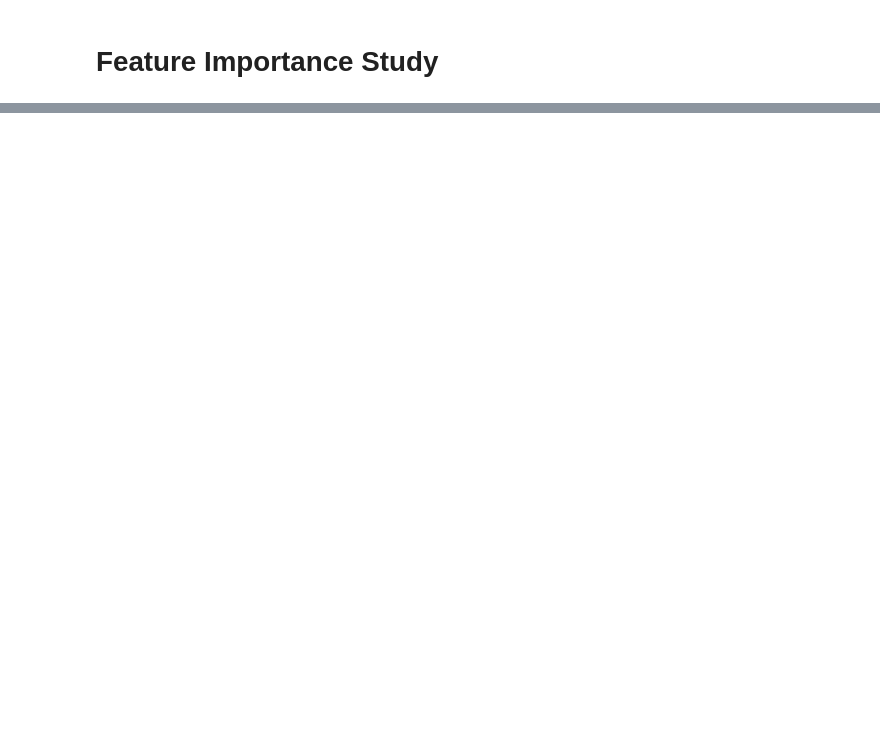
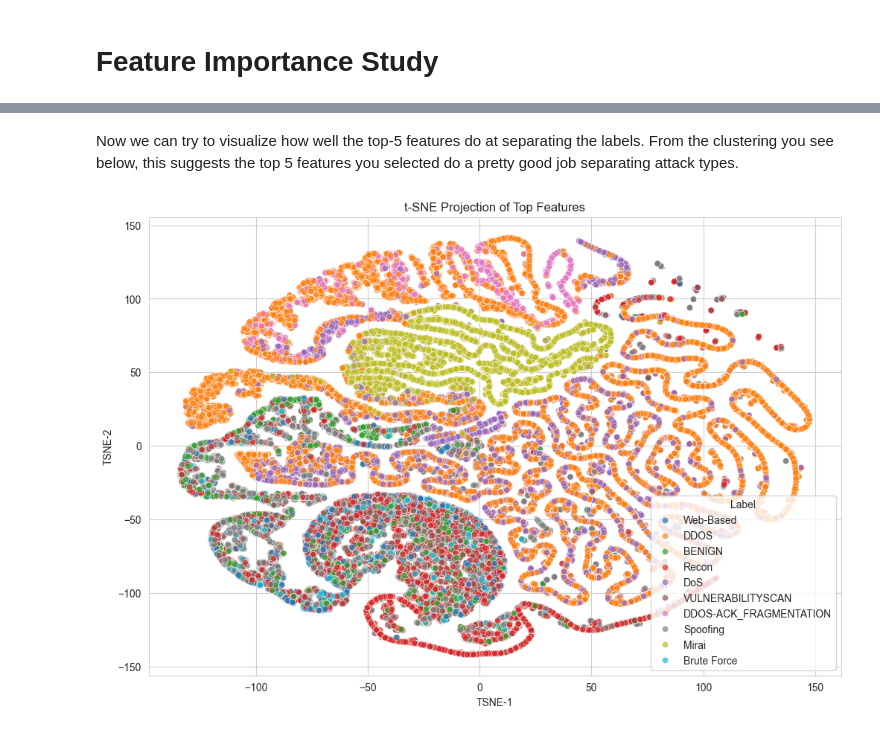
Before and after one commit to jwonnyleaf/CyberToad, a Jupyter notebook: notebooks/analysis.ipynb, the cells around one changed output, grey strips where cells are left out. Saved outputs shown, nothing was run; the diff lists cells and outputs as text; code cells hidden in the pictures; blank space fills up the shorter version.

```diff
--- a/notebooks/analysis.ipynb
+++ b/notebooks/analysis.ipynb
@@ -90,0 +99,18 @@ target = df['simple_label']
+# %% [markdown]
+Now we can try to visualize how well the top-5 features do at separating the labels. From the clustering you see below, this suggests the top 5 features you selected do a pretty good job separating attack types.
+# %%
+from sklearn.manifold import TSNE
+import seaborn as sns
+
+tsne = TSNE(n_components=2, perplexity=40, random_state=42)
+X_embedded = tsne.fit_transform(df_sampled[top_features])
+
+df_tsne = pd.DataFrame(X_embedded, columns=['TSNE-1', 'TSNE-2'])
+df_tsne['Label'] = df_sampled['general_label'].values
+
+plt.figure(figsize=(12, 8))
+sns.scatterplot(data=df_tsne, x='TSNE-1', y='TSNE-2', hue='Label', alpha=0.7)
+plt.title("t-SNE Projection of Top Features")
+plt.show()
+# %% [output]
+[figure, added]
```
Also changed, not shown: parts of 19 cells of this notebook.
